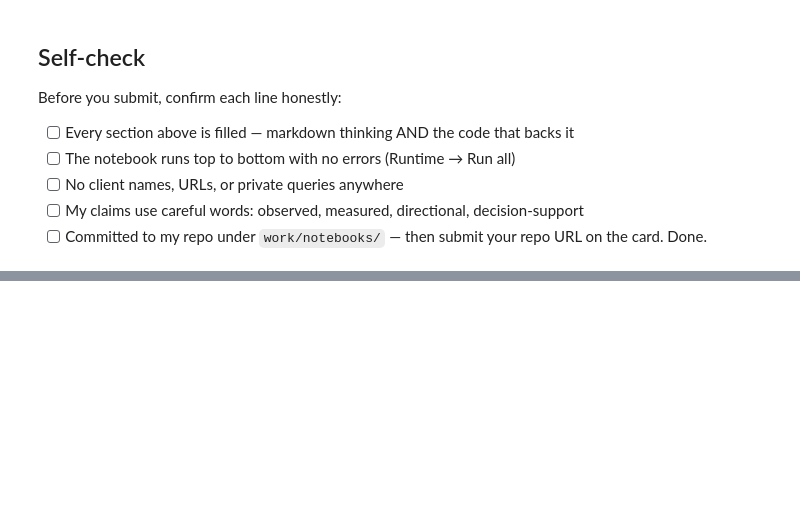
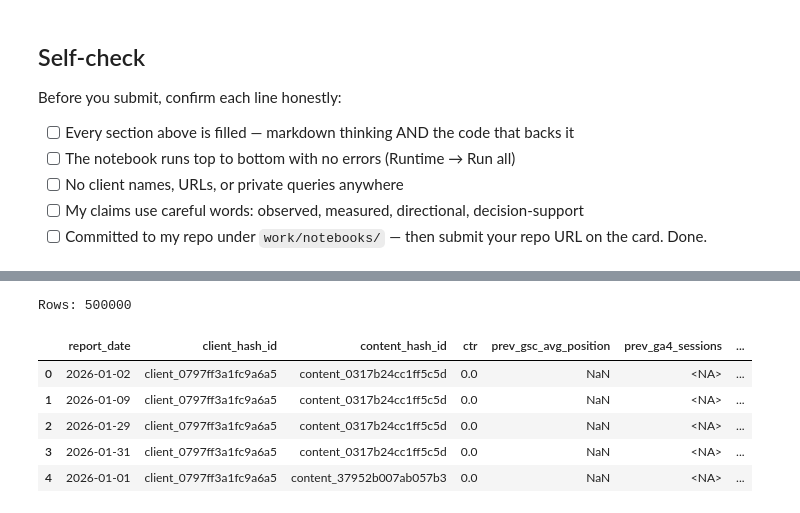
Before and after one commit to abubakarshahid439/ABUBAKAR.flyrank-ml-internship, a Jupyter notebook: work/notebooks/w03_data_contract.ipynb, the cells around one changed output, grey strips where cells are left out. Drawn from its saved outputs; the diff is of its cells as text; code cells hidden in the pictures; blank space fills up the shorter version.

```diff
--- a/work/notebooks/w03_data_contract.ipynb
+++ b/work/notebooks/w03_data_contract.ipynb
@@ -132,0 +501,80 @@ Before you submit, confirm each line honestly:
+# %%
+model_data = con.execute("""
+    WITH daily AS (
+        SELECT
+            report_date,
+            client_hash_id,
+            content_hash_id,
+            gsc_clicks,
+            gsc_impressions,
+            gsc_avg_position,
+            ga4_sessions,
+            ga4_engaged_sessions,
+            ga4_total_engagement_sec,
+            scroll_events
+        FROM read_parquet(
+            'hf://datasets/FlyRank/internship-warehouse/fact_content_daily_performance/**/*.parquet'
+        )
+        WHERE report_date BETWEEN '2026-01-01' AND '2026-03-31'
+    ),
+
+    lagged AS (
+        SELECT
+            *,
+            LAG(gsc_avg_position) OVER (
+                PARTITION BY client_hash_id, content_hash_id
+                ORDER BY report_date
+            ) AS prev_gsc_avg_position,
+
+            LAG(ga4_sessions) OVER (
+                PARTITION BY client_hash_id, content_hash_id
+                ORDER BY report_date
+            ) AS prev_ga4_sessions,
+
+            LAG(ga4_engaged_sessions) OVER (
+                PARTITION BY client_hash_id, content_hash_id
+                ORDER BY report_date
+            ) AS prev_ga4_engaged_sessions,
+
+            LAG(ga4_total_engagement_sec) OVER (
+                PARTITION BY client_hash_id, content_hash_id
+                ORDER BY report_date
+            ) AS prev_ga4_total_engagement_sec,
+
+            LAG(scroll_events) OVER (
+                PARTITION BY client_hash_id, content_hash_id
+                ORDER BY report_date
+            ) AS prev_scroll_events
+
+        FROM daily
+    )
+
+    SELECT
+        report_date,
+        client_hash_id,
+        content_hash_id,
+
+        CAST(gsc_clicks AS DOUBLE)
+            / NULLIF(gsc_impressions, 0) AS ctr,
+
+        prev_gsc_avg_position,
+        prev_ga4_sessions,
+        prev_ga4_engaged_sessions,
+        prev_ga4_total_engagement_sec,
+        prev_scroll_events
+
+    FROM lagged
+    WHERE gsc_impressions > 0
+    LIMIT 500000
+""").fetchdf()
+
+print("Rows:", len(model_data))
+display(model_data.head())
+# %% [output]
+Rows: 500000
+|  | report_date | client_hash_id | content_hash_id | ctr | prev_gsc_avg_position | prev_ga4_sessions | ... |
+| 0 | 2026-01-02 | client_0797ff3a1fc9a6a5 | content_0317b24cc1ff5c5d | 0.0 | NaN | <NA> | ... |
+| 1 | 2026-01-09 | client_0797ff3a1fc9a6a5 | content_0317b24cc1ff5c5d | 0.0 | NaN | <NA> | ... |
+| 2 | 2026-01-29 | client_0797ff3a1fc9a6a5 | content_0317b24cc1ff5c5d | 0.0 | NaN | <NA> | ... |
+| 3 | 2026-01-31 | client_0797ff3a1fc9a6a5 | content_0317b24cc1ff5c5d | 0.0 | NaN | <NA> | ... |
+| 4 | 2026-01-01 | client_0797ff3a1fc9a6a5 | content_37952b007ab057b3 | 0.0 | NaN | <NA> | ... |
```
Also changed, not shown: parts of 40 cells of this notebook.
